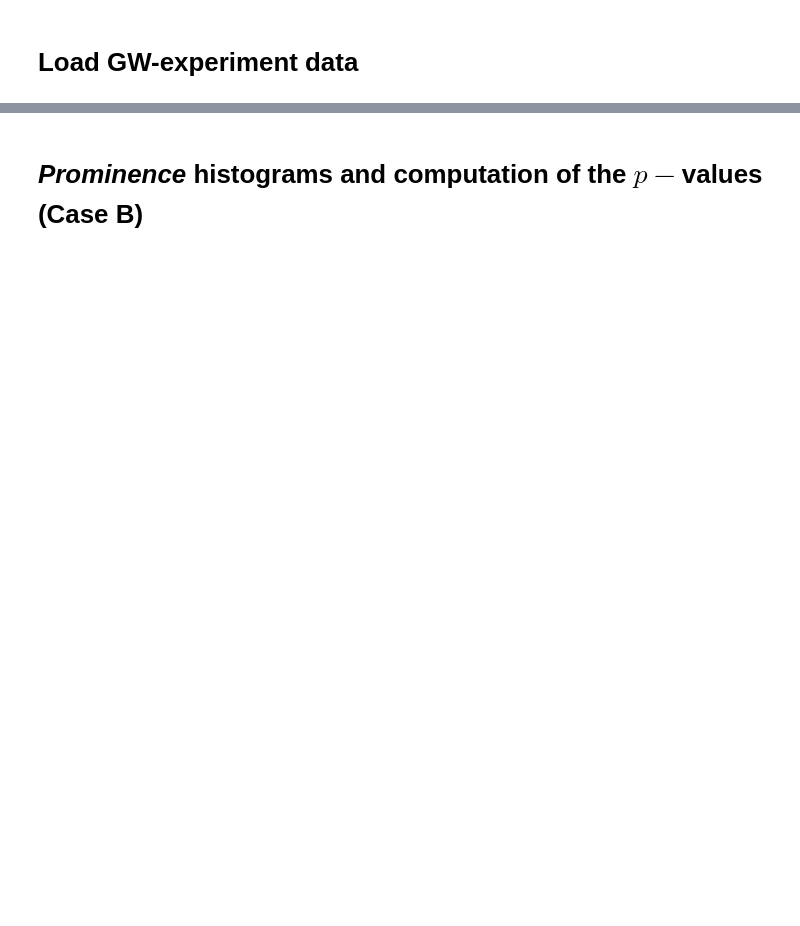
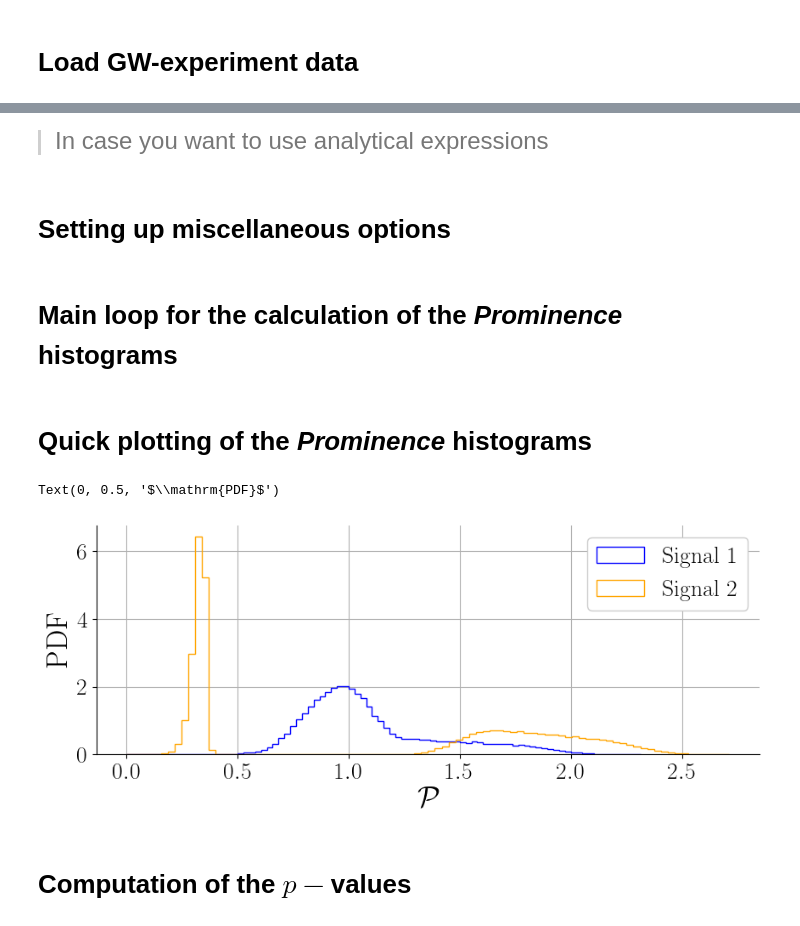
Before and after one commit to Mrazi09/Prominence-GW-discriminator, a Jupyter notebook: prominence.ipynb, the cells around one changed output, grey strips where cells are left out. Cells and saved outputs as stored; diff of their text form; code cells hidden in the pictures; blank space fills up the shorter version.

```diff
--- a/prominence.ipynb
+++ b/prominence.ipynb
@@ -586,0 +308,2 @@ hOm_DW_peak2 = hOm_DomainWall(f=f_prom, E=10**27.362525012498462, Vbias=10**119.
+# %% [markdown]
+>  <font size="5"> In case you want to use analytical expressions </font>
@@ -586,0 +331,2 @@ hOm_DW_peak2 = hOm_DomainWall(f=f_prom, E=10**27.362525012498462, Vbias=10**119.
+# %% [markdown]
+# Setting up miscellaneous options
@@ -586,0 +343,33 @@ hOm_DW_peak2 = hOm_DomainWall(f=f_prom, E=10**27.362525012498462, Vbias=10**119.
+# %% [markdown]
+# Main loop for the calculation of the *Prominence* histograms
+# %%
+# Starting main loop
+for idx in tqdm(range(0, N_points)): #
+
+    # Calculate background distribution based on priors
+    log10_h2Ext    = np.random.normal(loc=-12.38, scale=0.17, size=None)   # Extra galatic background (normalisation)
+    alphaExt       = np.random.uniform(0.66-0.34,0.66+0.34)                # Extra galatic background (tilt)
+    log10_h2Gal    = np.random.normal(loc=-7.85, scale=0.21, size=None)    # Galatic background (normalisation)
+    alphaGal       = np.random.uniform((7/3)-0.055, (7/3)+0.015)           # Galatic background (tilt)
+
+    # Summing all backgrounds
+    BackVary       = hOm_ExtGW(freq_window,[log10_h2Ext,alphaExt]) + hOm_GalGW(freq_window,[log10_h2Gal,alphaGal])
+
+    # Summing our signals to the background (taking log10 so prominence has order 1 numbers)
+    Sig_plus_bck_1 = np.log10( hOm_Signal1A + hOm_Signal2B + BackVary )
+    Sig_plus_bck_2 = np.log10( hOm_Signal2A + hOm_Signal1B + BackVary )
+
+    # Get prominences (first signal)
+    peaks1, _      = find_peaks(Sig_plus_bck_1)                  # Find the peaks
+    prominences1   = peak_prominences(Sig_plus_bck_1, peaks1)[0] # Compute prominences. First element is the prominence, second/third the left/right bases
+    prominences1   = -np.sort(-prominences1)                     # sort prominences (first largest and second smallest)
+
+    # Get prominences (second signal)
+    peaks2, _      = find_peaks(Sig_plus_bck_2)                  # Find the peaks
+    prominences2   = peak_prominences(Sig_plus_bck_2, peaks2)[0] # Compute prominences. First element is the prominence, second/third the left/right bases
+    prominences2   = -np.sort(-prominences2)                     # sort prominences (first largest and second smallest)
+
+    # "prominences" is an array with N elements (depending on the number of peaks)
+    # Append prominences to a list
+    prom_signal1_list.append(prominences1)
+    prom_signal2_list.append(prominences2)
@@ -587,2 +429,17 @@ hOm_DW_peak2 = hOm_DomainWall(f=f_prom, E=10**27.362525012498462, Vbias=10**119.
+# %% [markdown]
+# Quick plotting of the *Prominence* histograms
+# %%
+# Let us make some cool plots
+fig, axs = plt.subplots(1, 1, figsize=(9, 4), tight_layout=True)
+
+##### Histograms (density=True to normalise integral to 1)
+SIGSUM_1 = Signal1_sum.hist(bins=n_bins, density=True, color='blue',   histtype = 'step', ax=axs, range=plt_range1, label=r'$\mathrm{Signal~1}$')
+SIGSUM_2 = Signal2_sum.hist(bins=n_bins, density=True, color='orange', histtype = 'step', ax=axs, range=plt_range2, label=r'$\mathrm{Signal~2}$')
+plt.legend()
+plt.xlabel(r'$\mathcal{P}$',fontsize=25)
+plt.ylabel(r'$\mathrm{PDF}$',fontsize=25)
+# %% [output]
+Text(0, 0.5, '$\\mathrm{PDF}$')
+[figure, added]
 # %% [markdown]
-# *Prominence* histograms and computation of the $p-$values (Case B)
+# Computation of the $p-$values
```
Also changed, not shown: parts of 30 cells of this notebook.
